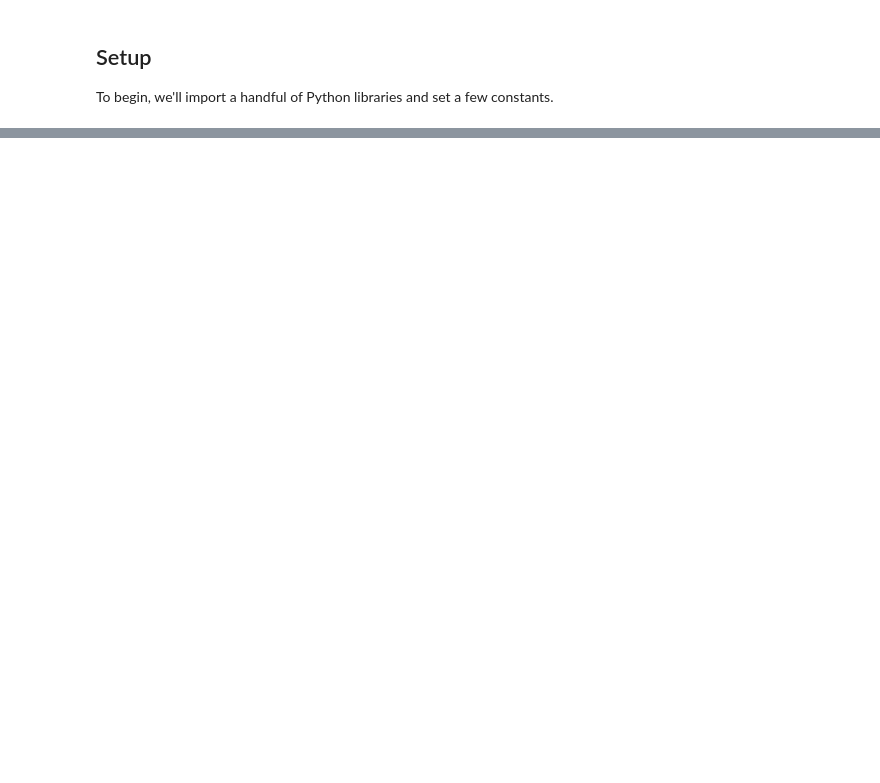
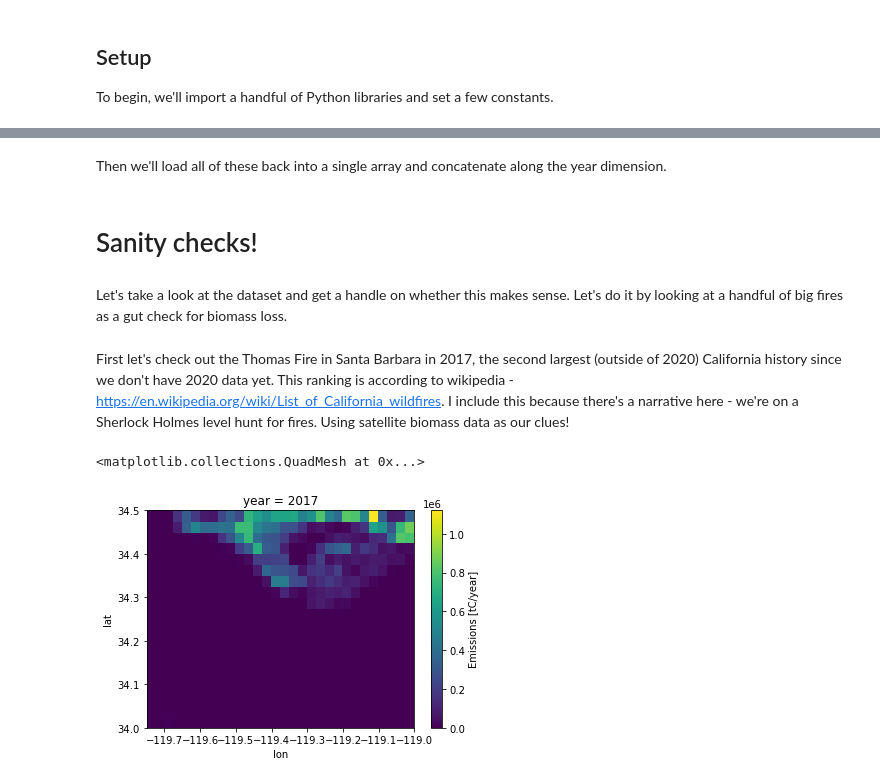
Before and after one commit to carbonplan/trace, a Jupyter notebook: all_tiles.ipynb, the cells around one changed output, grey strips where cells are left out. Drawn from its saved outputs; the diff is of its cells as text; code cells hidden in the pictures; blank space fills up the shorter version.

Commit message:
Adding mosaiking and coarsening tiles and some qc/qa

```diff
--- a/all_tiles.ipynb
+++ b/all_tiles.ipynb
@@ -167,6 +279,11 @@ def process_one_tile(lat, lon):
         ds.to_zarr(mapper, encoding=encoding, mode='w')
         return url
 # %%
-tiles = []
-for lat, lon in tqdm(list(zip(lats, lons))):
-    tiles.append(client.persist(process_one_tile(lat, lon), retries=1))
+rerun_tiles = True
+if rerun_tiles:
+    tiles = []
+    for lat, lon in tqdm(list(zip(lats, lons))):
+        tiles.append(client.persist(process_one_tile(lat, lon), retries=1))
+# %%
+from itertools import product
+americas_tiles = list(product(americas_lats, americas_lons)
@@ -172,0 +292,12 @@ for lat, lon in tqdm(list(zip(lats, lons))):
+# %%
+recombine=False
+if recombine:
+    conus_ds_all_tiles = []
+    for lat, lon in tqdm(americas_tiles):
+        try:
+            conus_ds_all_tiles.append(xr.open_zarr(f'gs://carbonplan-scratch/global-forest-emissions/{lat}_{lon}.zarr'.format()).coarsen(lat=100, lon=100).sum().compute()#,
+    #                                           chunks={'lat': 1000,
+    #                                     'lon': 1000}),
+                                 )
+        except:
+            print('{} {} didnt work booooo'.format(lat, lon))
@@ -172,0 +306,31 @@ for lat, lon in tqdm(list(zip(lats, lons))):
+# %%
+coarsened_url = f'gs://carbonplan-scratch/global-forest-emissions/americas/3000m/raster.zarr'
+mapper = fsspec.get_mapper(coarsened_url)
+
+
+if recombine:
+    # with dask.config.set(**{'array.slicing.split_large_chunks': False}):
+    combined_ds = xr.combine_by_coords(conus_ds_all_tiles,
+                                             compat='override',
+                                            coords='minimal')
+    combined_ds.to_zarr(mapper,
+                     encoding=encoding,
+                     mode='w')
+else:
+    combined_ds = xr.open_zarr(mapper)
+    combined_ds = combined_ds.rename({'emissions': 'Emissions [tC02/year]'})
+# %% [markdown]
+Then we'll load all of these back into a single array and concatenate along the year dimension.
+# %% [markdown]
+# Sanity checks!
+# %% [markdown]
+Let's take a look at the dataset and get a handle on whether this makes sense. Let's do it by looking at a handful of big fires as a gut check for biomass loss.
+# %% [markdown]
+First let's check out the Thomas Fire in Santa Barbara in 2017, the second largest (outside of 2020) California history
+since we don't have 2020 data yet. This ranking is according to wikipedia - https://en.wikipedia.org/wiki/List_of_California_wildfires. I include this because there's a narrative here - we're on a Sherlock Holmes level hunt for fires. Using satellite biomass data as our clues!
+# %%
+santa_barbara = combined_ds.sel(lat=slice(34,34.5), lon=slice(-119.75, -119))['Emissions [tC02/year]']
+santa_barbara.sel(year=2017).plot()
+# %% [output]
+<matplotlib.collections.QuadMesh at 0x...>
+[figure, added]
```
Also changed, not shown: parts of 31 cells of this notebook.
